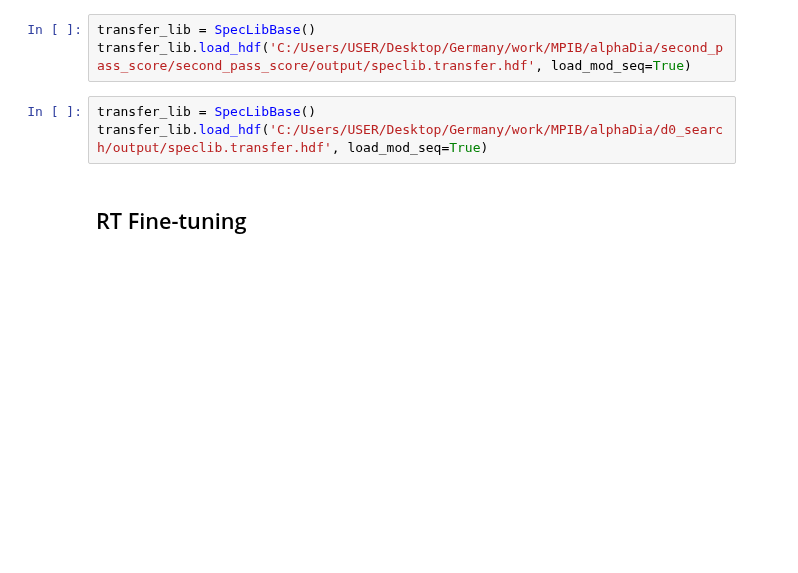
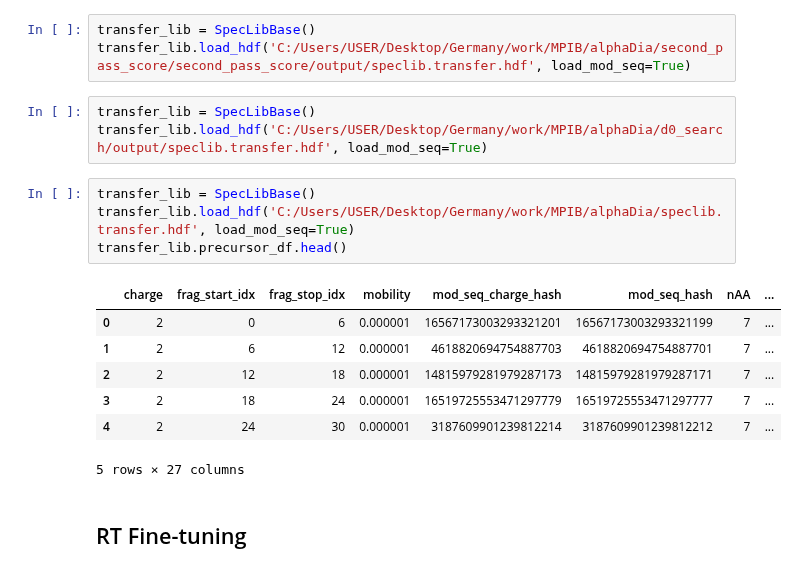
Before and after one commit to MannLabs/alphadia, a Jupyter notebook: nbs/tutorial_nbs/finetuning.ipynb, the cells around one changed output. Cells and saved outputs as stored; diff of their text form; blank space fills up the shorter version.

```diff
--- a/nbs/tutorial_nbs/finetuning.ipynb
+++ b/nbs/tutorial_nbs/finetuning.ipynb
@@ -23,6 +16,18 @@ transfer_lib.load_hdf('C:/Users/USER/Desktop/Germany/work/MPIB/alphaDia/second_p
 # %%
 transfer_lib = SpecLibBase()
 transfer_lib.load_hdf('C:/Users/USER/Desktop/Germany/work/MPIB/alphaDia/d0_search/output/speclib.transfer.hdf', load_mod_seq=True)
+# %%
+transfer_lib = SpecLibBase()
+transfer_lib.load_hdf('C:/Users/USER/Desktop/Germany/work/MPIB/alphaDia/speclib.transfer.hdf', load_mod_seq=True)
+transfer_lib.precursor_df.head()
+# %% [output]
+|  | charge | frag_start_idx | frag_stop_idx | mobility | mod_seq_charge_hash | mod_seq_hash | nAA | ... |
+| 0 | 2 | 0 | 6 | 0.000001 | 16567173003293321201 | 16567173003293321199 | 7 | ... |
+| 1 | 2 | 6 | 12 | 0.000001 | 4618820694754887703 | 4618820694754887701 | 7 | ... |
+| 2 | 2 | 12 | 18 | 0.000001 | 14815979281979287173 | 14815979281979287171 | 7 | ... |
+| 3 | 2 | 18 | 24 | 0.000001 | 16519725553471297779 | 16519725553471297777 | 7 | ... |
+| 4 | 2 | 24 | 30 | 0.000001 | 3187609901239812214 | 3187609901239812212 | 7 | ... |
+5 rows × 27 columns
 # %% [markdown]
 ## RT Fine-tuning
 # %%
```
Also changed, not shown: parts of 12 cells of this notebook.
